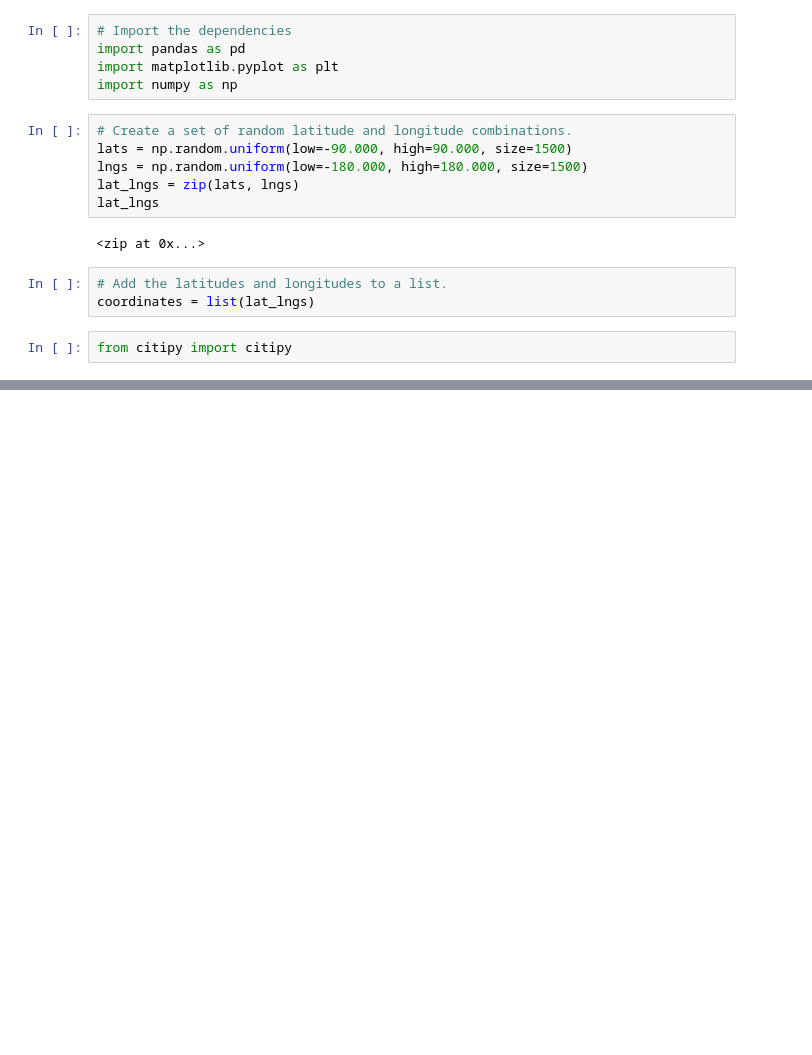
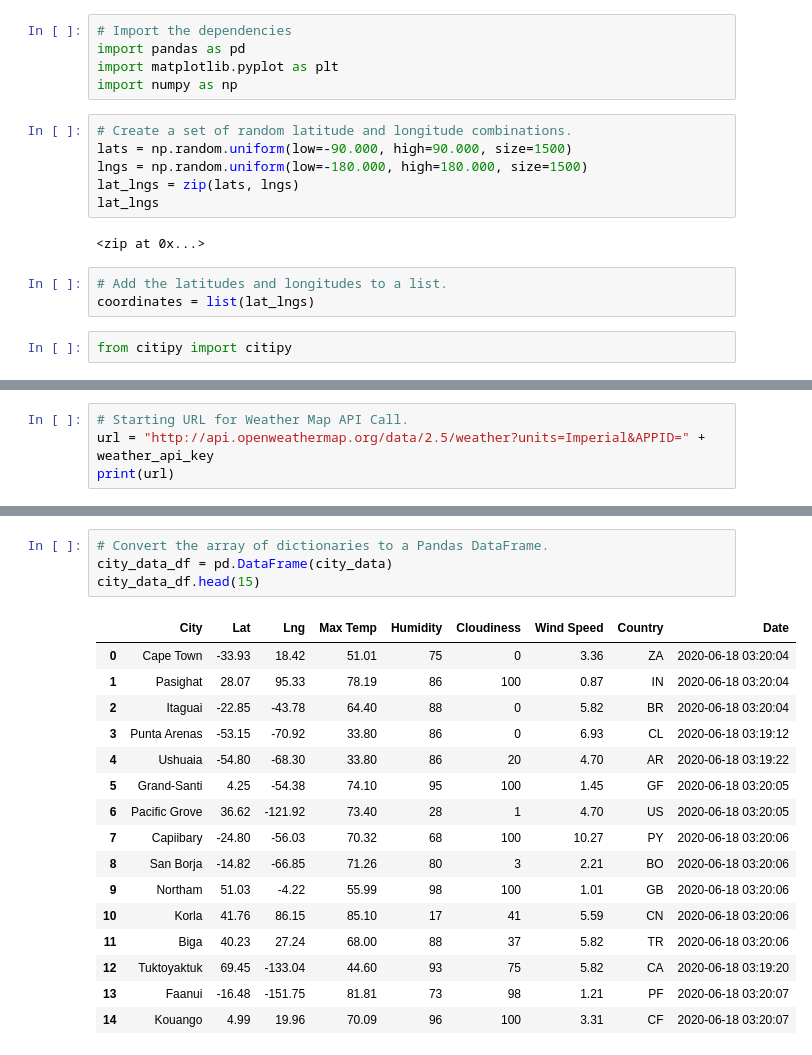
Before and after one commit to boluo95128/World_Weather_Analysis, a Jupyter notebook: WeatherPy.ipynb, the cells around one changed output, grey strips where cells are left out. Cells and saved outputs as stored; diff of their text form; blank space fills up the shorter version.

Commit message:
Adding data frame of 500+ cities' weather data.

```diff
--- a/WeatherPy.ipynb
+++ b/WeatherPy.ipynb
@@ -32,0 +42,4 @@ len(cities)
+# %%
+# Starting URL for Weather Map API Call.
+url = "http://api.openweathermap.org/data/2.5/weather?units=Imperial&APPID=" + weather_api_key
+print(url)
@@ -32,0 +131,21 @@ len(cities)
+# %%
+# Convert the array of dictionaries to a Pandas DataFrame.
+city_data_df = pd.DataFrame(city_data)
+city_data_df.head(15)
+# %% [output]
+|  | City | Lat | Lng | Max Temp | Humidity | Cloudiness | Wind Speed | Country | Date |
+| 0 | Cape Town | -33.93 | 18.42 | 51.01 | 75 | 0 | 3.36 | ZA | 2020-06-18 03:20:04 |
+| 1 | Pasighat | 28.07 | 95.33 | 78.19 | 86 | 100 | 0.87 | IN | 2020-06-18 03:20:04 |
+| 2 | Itaguai | -22.85 | -43.78 | 64.40 | 88 | 0 | 5.82 | BR | 2020-06-18 03:20:04 |
+| 3 | Punta Arenas | -53.15 | -70.92 | 33.80 | 86 | 0 | 6.93 | CL | 2020-06-18 03:19:12 |
+| 4 | Ushuaia | -54.80 | -68.30 | 33.80 | 86 | 20 | 4.70 | AR | 2020-06-18 03:19:22 |
+| 5 | Grand-Santi | 4.25 | -54.38 | 74.10 | 95 | 100 | 1.45 | GF | 2020-06-18 03:20:05 |
+| 6 | Pacific Grove | 36.62 | -121.92 | 73.40 | 28 | 1 | 4.70 | US | 2020-06-18 03:20:05 |
+| 7 | Capiibary | -24.80 | -56.03 | 70.32 | 68 | 100 | 10.27 | PY | 2020-06-18 03:20:06 |
+| 8 | San Borja | -14.82 | -66.85 | 71.26 | 80 | 3 | 2.21 | BO | 2020-06-18 03:20:06 |
+| 9 | Northam | 51.03 | -4.22 | 55.99 | 98 | 100 | 1.01 | GB | 2020-06-18 03:20:06 |
+| 10 | Korla | 41.76 | 86.15 | 85.10 | 17 | 41 | 5.59 | CN | 2020-06-18 03:20:06 |
+| 11 | Biga | 40.23 | 27.24 | 68.00 | 88 | 37 | 5.82 | TR | 2020-06-18 03:20:06 |
+| 12 | Tuktoyaktuk | 69.45 | -133.04 | 44.60 | 93 | 75 | 5.82 | CA | 2020-06-18 03:19:20 |
+| 13 | Faanui | -16.48 | -151.75 | 81.81 | 73 | 98 | 1.21 | PF | 2020-06-18 03:20:07 |
+| 14 | Kouango | 4.99 | 19.96 | 70.09 | 96 | 100 | 3.31 | CF | 2020-06-18 03:20:07 |
```
Also changed, not shown: parts of 8 cells of this notebook, 1 other file.
